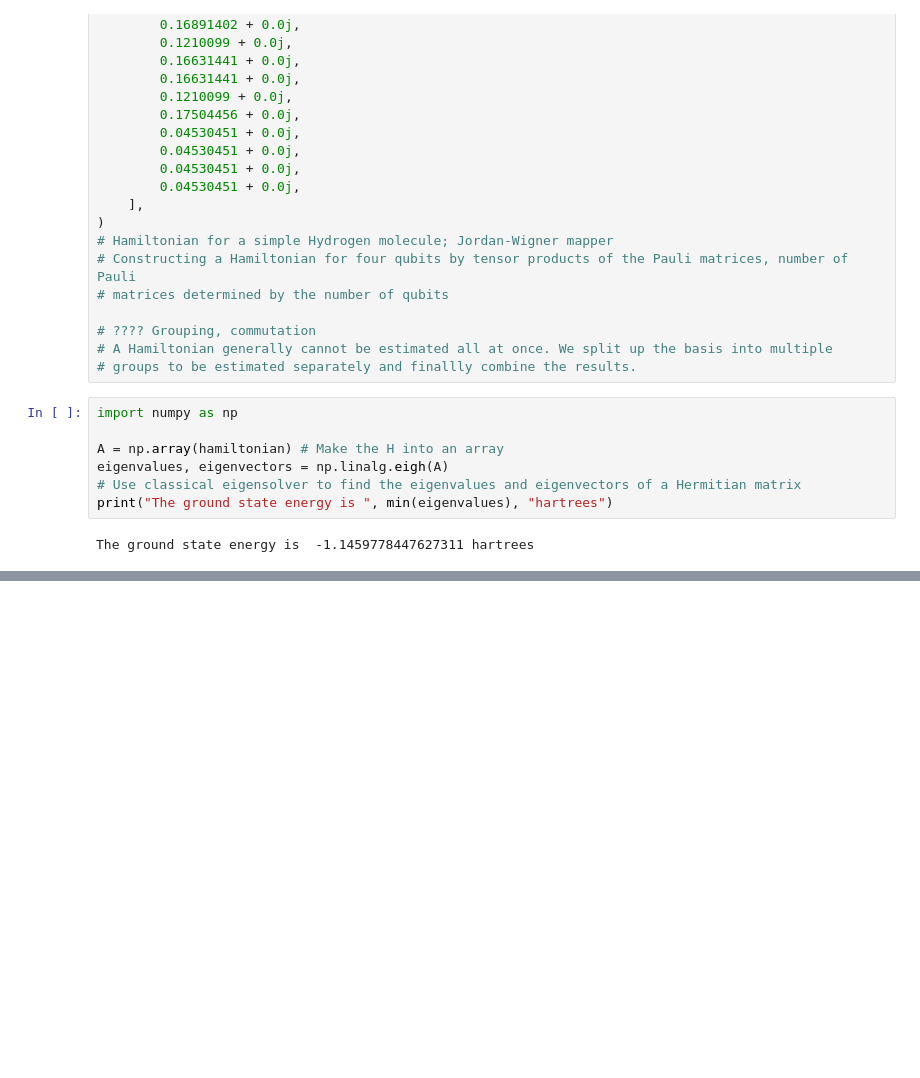
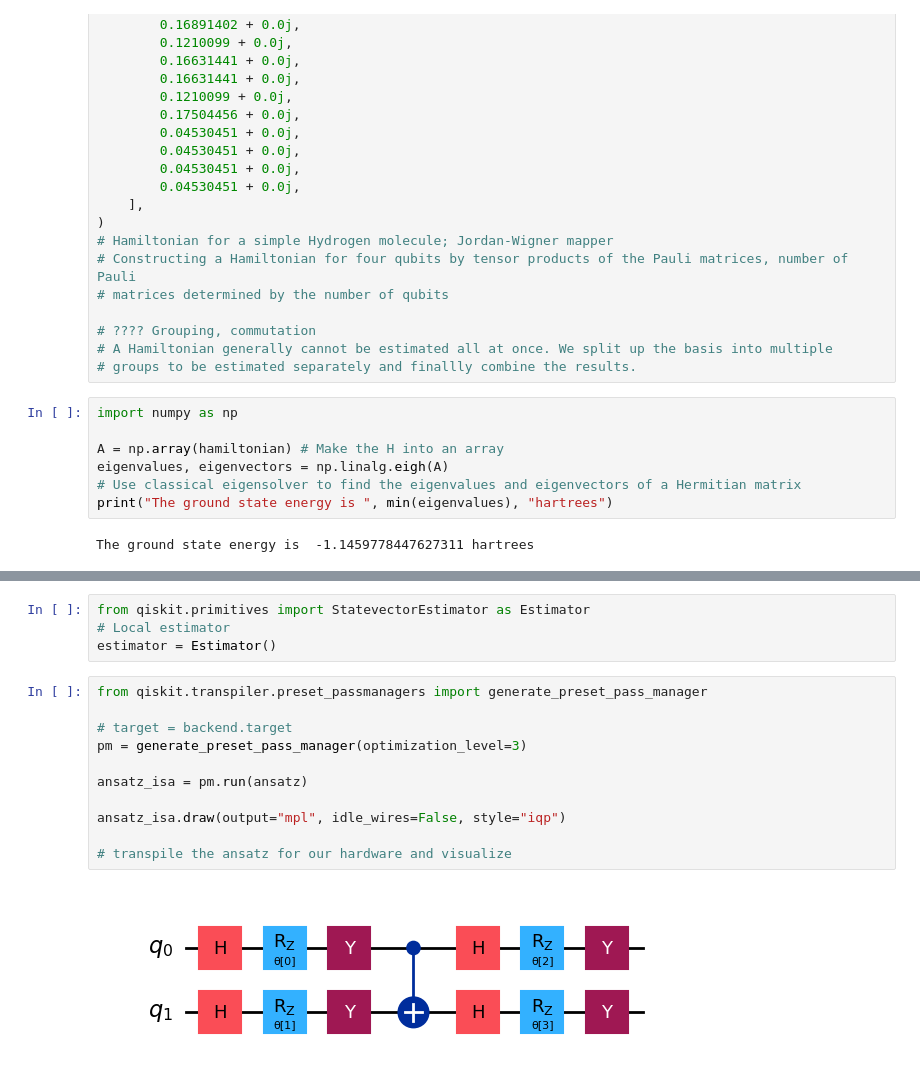
Before and after one commit to sunmancao-png/quantum-computing-code, a Jupyter notebook: vqe.ipynb, the cells around one changed output, grey strips where cells are left out. Drawn from its saved outputs; the diff is of its cells as text; blank space fills up the shorter version.

```diff
--- a/vqe.ipynb
+++ b/vqe.ipynb
@@ -58,0 +101,17 @@ The ground state energy is  -1.1459778447627311 hartrees
+# %%
+from qiskit.primitives import StatevectorEstimator as Estimator
+# Local estimator
+estimator = Estimator()
+# %%
+from qiskit.transpiler.preset_passmanagers import generate_preset_pass_manager
+
+# target = backend.target
+pm = generate_preset_pass_manager(optimization_level=3)
+
+ansatz_isa = pm.run(ansatz)
+
+ansatz_isa.draw(output="mpl", idle_wires=False, style="iqp")
+
+# transpile the ansatz for our hardware and visualize
+# %% [output]
+[figure, added]
```
Also changed, not shown: parts of 7 cells of this notebook.
